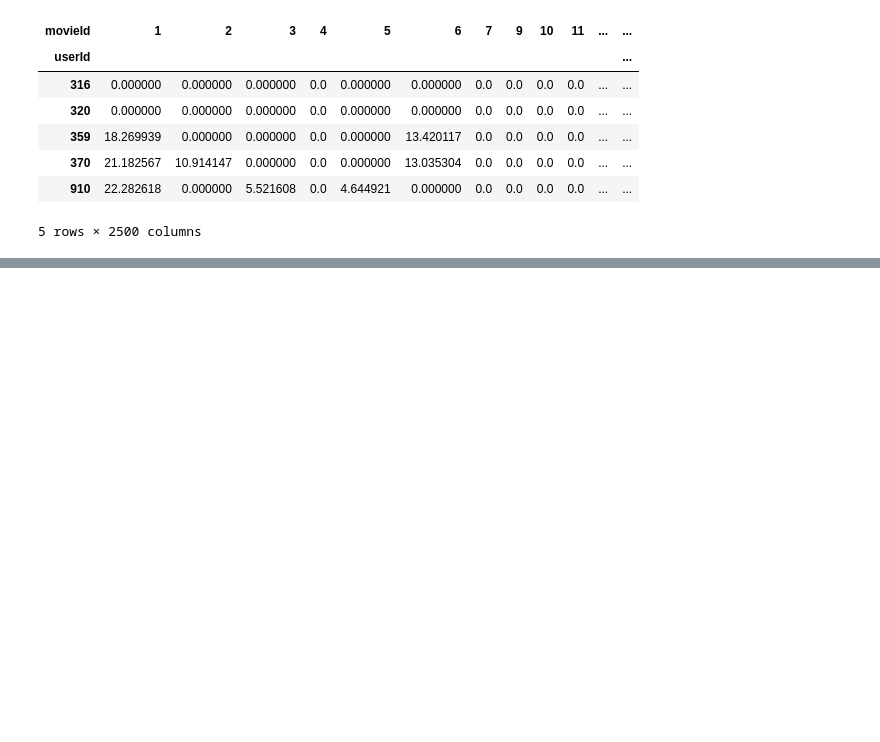
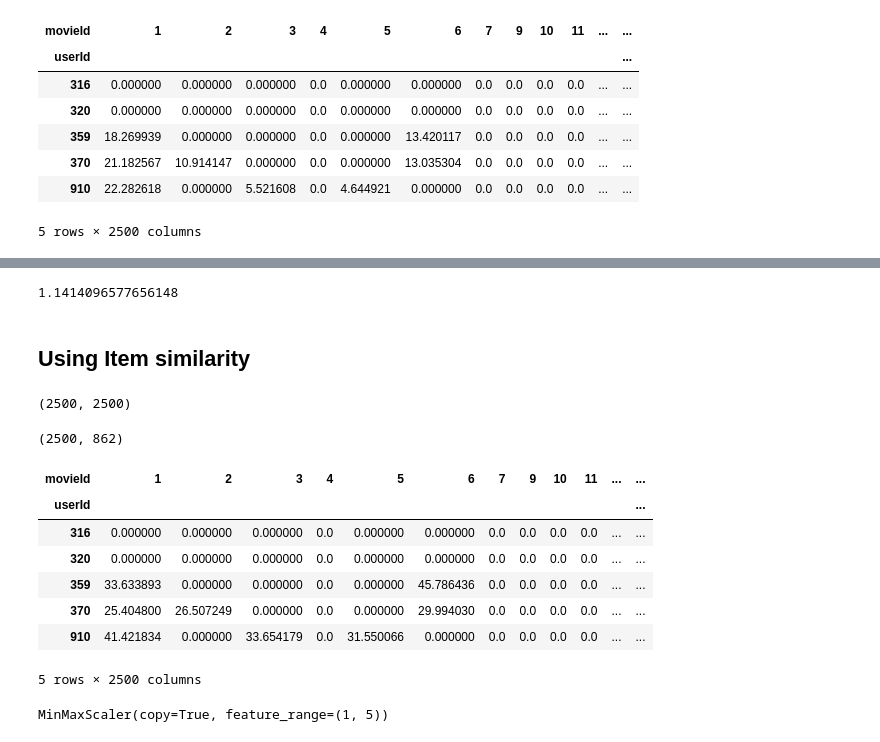
Before and after one commit to vivekkum-ar/Movie-Recommender-System, a Jupyter notebook: Recommender_for_movielens.ipynb, the cells around one changed output, grey strips where cells are left out. Saved outputs shown, nothing was run; the diff lists cells and outputs as text; code cells hidden in the pictures; blank space fills up the shorter version.

Commit message:
Evaluation using Item similarity

```diff
--- a/Recommender_for_movielens.ipynb
+++ b/Recommender_for_movielens.ipynb
@@ -454,0 +487,41 @@ test_user_final_rating.head()
+# %%
+rmse = (sum(sum((test_ - y )**2))/total_non_nan)**0.5
+print(rmse)
+# %% [output]
+1.1414096577656148
+# %% [markdown]
+## Using Item similarity
+# %%
+test_movie_features = test.pivot(
+    index='userId',
+    columns='movieId',
+    values='rating'
+).T
+
+mean = np.nanmean(test_movie_features, axis=1)
+test_df_subtracted = (test_movie_features.T-mean).T
+
+test_item_correlation = 1 - pairwise_distances(test_df_subtracted.fillna(0), metric='cosine')
+test_item_correlation[np.isnan(test_item_correlation)] = 0
+test_item_correlation[test_item_correlation<0]=0
+# %%
+test_item_correlation.shape
+# %% [output]
+(2500, 2500)
+# %%
+test_movie_features.shape
+# %% [output]
+(2500, 862)
+# %%
+test_item_predicted_ratings = (np.dot(test_item_correlation, test_movie_features.fillna(0))).T
+test_item_final_rating = np.multiply(test_item_predicted_ratings,dummy_test)
+test_item_final_rating.head()
+# %% [output]
+| movieId | 1 | 2 | 3 | 4 | 5 | 6 | 7 | 9 | 10 | 11 | ... | ... |
+| userId |  |  |  |  |  |  |  |  |  |  |  | ... |
+| 316 | 0.000000 | 0.000000 | 0.000000 | 0.0 | 0.000000 | 0.000000 | 0.0 | 0.0 | 0.0 | 0.0 | ... | ... |
+| 320 | 0.000000 | 0.000000 | 0.000000 | 0.0 | 0.000000 | 0.000000 | 0.0 | 0.0 | 0.0 | 0.0 | ... | ... |
+| 359 | 33.633893 | 0.000000 | 0.000000 | 0.0 | 0.000000 | 45.786436 | 0.0 | 0.0 | 0.0 | 0.0 | ... | ... |
+| 370 | 25.404800 | 26.507249 | 0.000000 | 0.0 | 0.000000 | 29.994030 | 0.0 | 0.0 | 0.0 | 0.0 | ... | ... |
+| 910 | 41.421834 | 0.000000 | 33.654179 | 0.0 | 31.550066 | 0.000000 | 0.0 | 0.0 | 0.0 | 0.0 | ... | ... |
+5 rows × 2500 columns
@@ -454,0 +534,22 @@ test_user_final_rating.head()
+# %%
+from sklearn.preprocessing import MinMaxScaler
+from numpy import *
+
+X  = test_item_final_rating.copy()
+X = X[X>0]
+
+scaler = MinMaxScaler(feature_range=(1, 5))
+print(scaler.fit(X))
+y = (scaler.transform(X))
+
+
+test_ = test.pivot(
+    index='userId',
+    columns='movieId',
+    values='rating'
+)
+
+# Finding total non-NaN value
+total_non_nan = np.count_nonzero(~np.isnan(y))
+# %% [output]
+MinMaxScaler(copy=True, feature_range=(1, 5))
```
Also changed, not shown: parts of 5 cells of this notebook.
